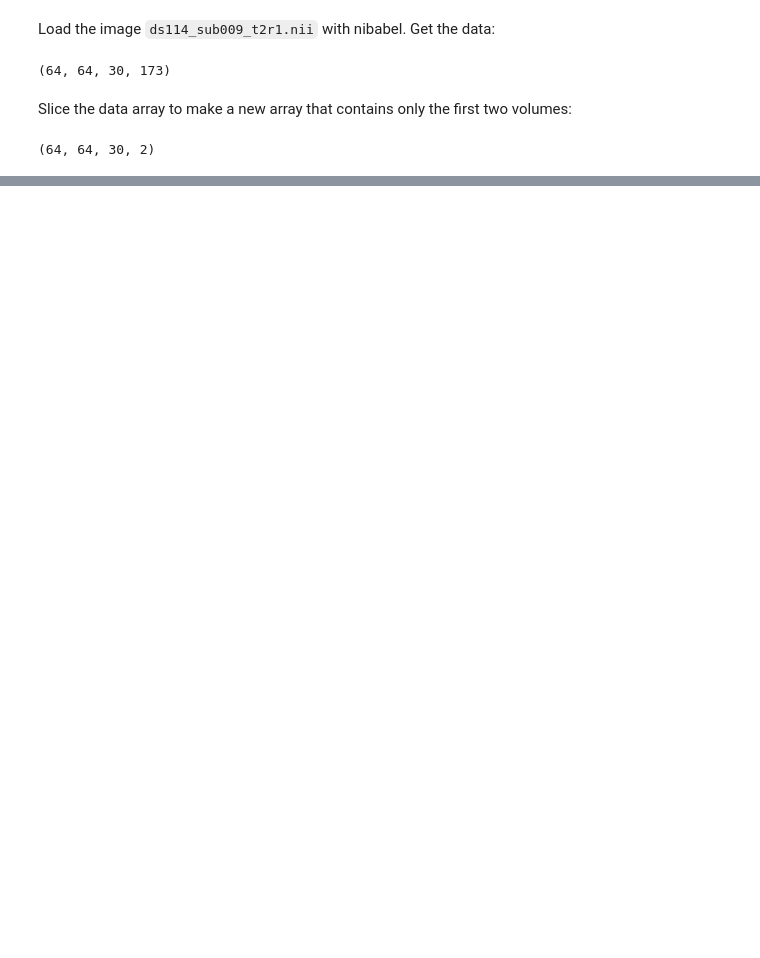
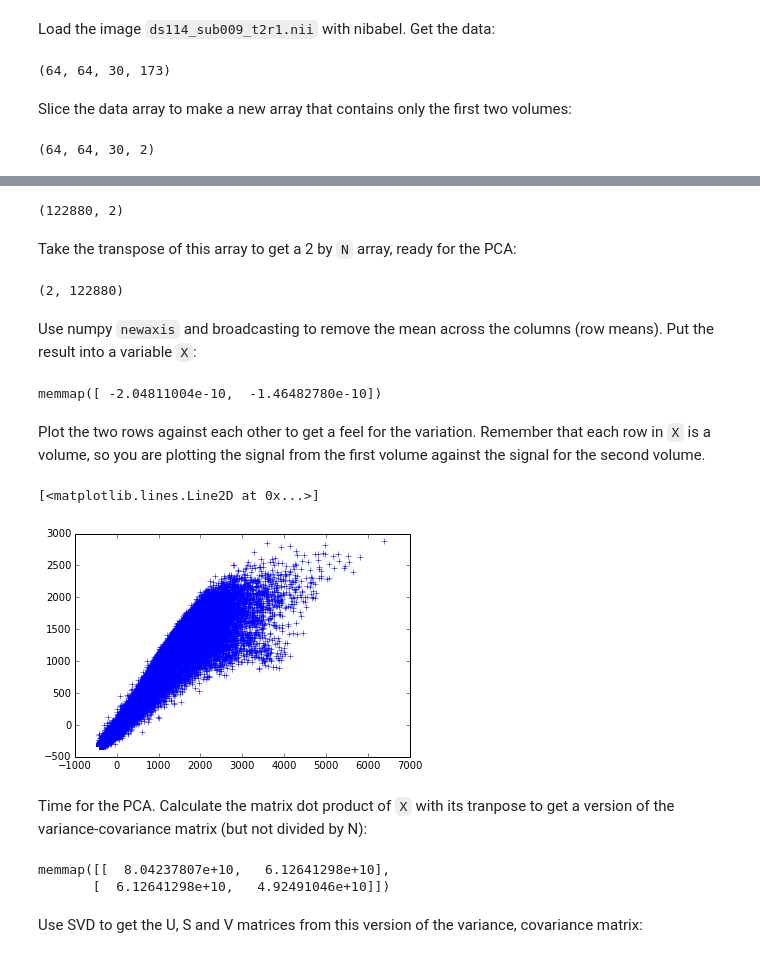
Before and after one commit to practical-neuroimaging/pna2015, a Jupyter notebook: day7/pca_solutions.ipynb, the cells around one changed output, grey strips where cells are left out. Drawn from its saved outputs; the diff is of its cells as text; code cells hidden in the pictures; blank space fills up the shorter version.

Commit message:
Fill out exercise, first pass

```diff
--- a/day7/pca_solutions.ipynb
+++ b/day7/pca_solutions.ipynb
@@ -176,0 +36,3 @@ array([[-0.84358574, -0.53699451],
+# %%
+# Set N to be the number of voxels in a volume
+N = np.prod(first_two.shape[:-1])
@@ -176,0 +41,40 @@ array([[-0.84358574, -0.53699451],
+# %%
+first_two = first_two.reshape((N, 2))
+first_two.shape
+# %% [output]
+(122880, 2)
+# %% [markdown]
+Take the transpose of this array to get a 2 by `N` array, ready for the PCA:
+# %%
+# Transpose to 2 by N array
+first_two = first_two.T
+first_two.shape
+# %% [output]
+(2, 122880)
+# %% [markdown]
+Use numpy `newaxis` and broadcasting to remove the mean across the columns (row means).  Put the result into a variable `X`:
+# %%
+# Subtract the mean from each row, put the result into X
+# Show the means over the columns, after the subtraction
+X = first_two - np.mean(first_two, axis=1)[:, np.newaxis]
+np.mean(X, axis=1)
+# %% [output]
+memmap([ -2.04811004e-10,  -1.46482780e-10])
+# %% [markdown]
+Plot the two rows against each other to get a feel for the variation.  Remember that each row in `X` is a volume, so you are plotting the signal from the first volume against the signal for the second volume.
+# %%
+# Plot the signal in the first row against the signal in the second
+plt.plot(X[0], X[1], '+')
+# %% [output]
+[<matplotlib.lines.Line2D at 0x...>]
+[figure, added]
+# %% [markdown]
+Time for the PCA.  Calculate the matrix dot product of `X` with its tranpose to get a version of the variance-covariance matrix (but not divided by N):
+# %%
+XXt = X.dot(first_two.T)
+XXt
+# %% [output]
+memmap([[  8.04237807e+10,   6.12641298e+10],
+       [  6.12641298e+10,   4.92491046e+10]])
+# %% [markdown]
+Use SVD to get the U, S and V matrices from this version of the variance, covariance matrix:
```
Also changed, not shown: parts of 83 cells of this notebook, 1 other file.
